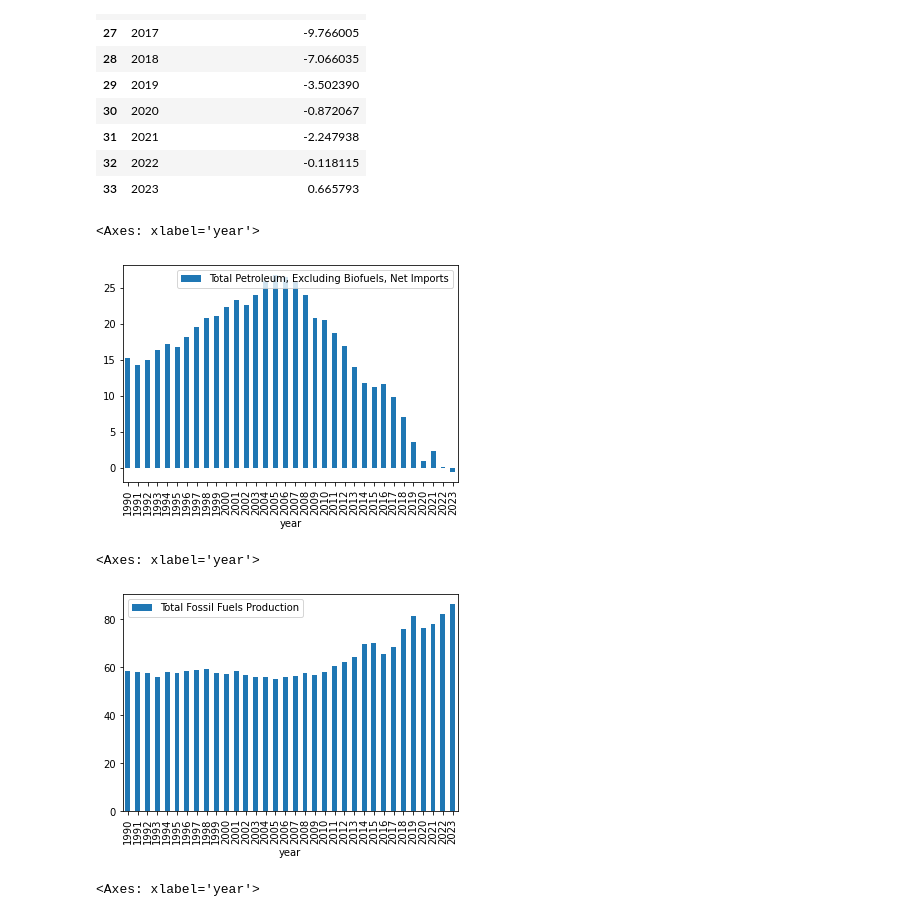
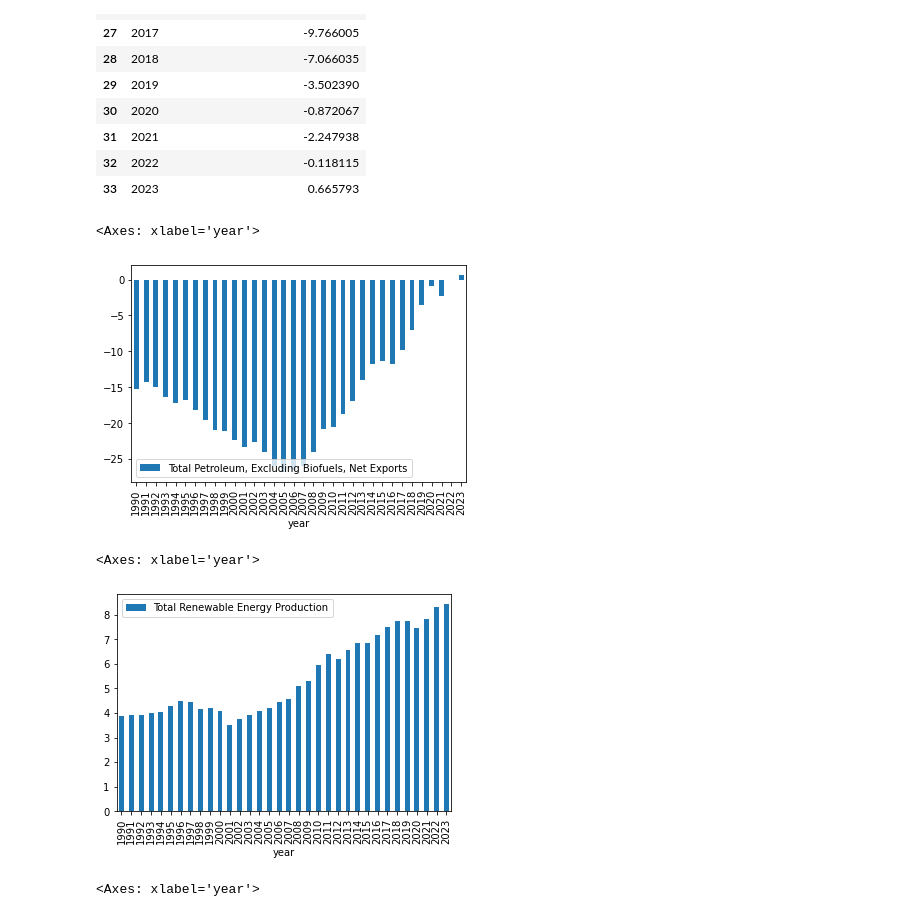
Before and after one commit to asranasinghe/usa_energy_factcheck, a Jupyter notebook: usa_energy_factcheck/us_energy_analysis.ipynb, the cells around one changed output. Saved outputs shown, nothing was run; the diff lists cells and outputs as text; code cells hidden in the pictures.

Commit message:
Adding renewable energy chart

```diff
--- a/usa_energy_factcheck/us_energy_analysis.ipynb
+++ b/usa_energy_factcheck/us_energy_analysis.ipynb
@@ -116,15 +116,15 @@ net_exports[['year', 'Total Petroleum, Excluding Biofuels, Net Exports']].tail(8
 | 32 | 2022 | -0.118115 |
 | 33 | 2023 | 0.665793 |
 # %%
-net_imports.plot.bar(x='year', y='Total Petroleum, Excluding Biofuels, Net Imports')
+net_exports.plot.bar(x='year', y='Total Petroleum, Excluding Biofuels, Net Exports')
 # %% [output]
 <Axes: xlabel='year'>
-[figure, old version]
+[figure, new version]
 # %%
-production.plot.bar(x='year', y='Total Fossil Fuels Production')
+production.plot.bar(x='year', y='Total Renewable Energy Production')
 # %% [output]
 <Axes: xlabel='year'>
-[figure, old version]
+[figure, new version]
 # %%
 production.set_index('year').plot()
 # %% [output]
```
Also changed, not shown: parts of 1 cell of this notebook, 4 other files.
